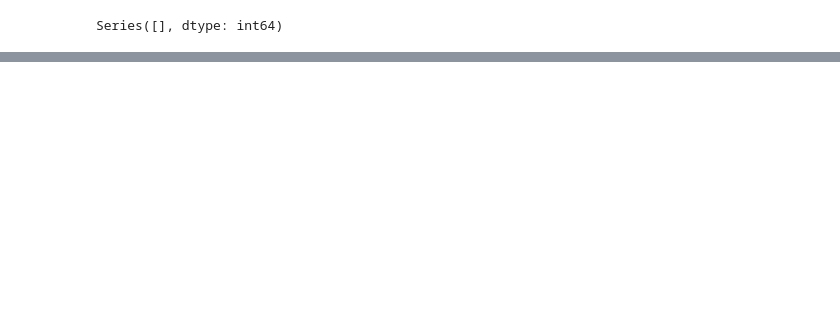
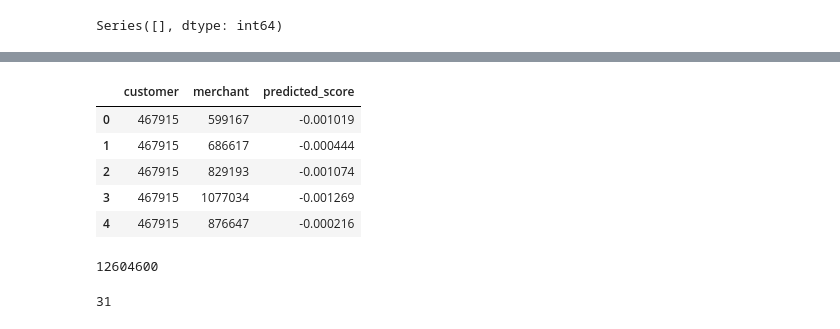
Before and after one commit to htuttttt/AMEX-AI-Hackathon, a Jupyter notebook: pipeline.ipynb, the cells around one changed output, grey strips where cells are left out. Cells and saved outputs as stored; diff of their text form; code cells hidden in the pictures; blank space fills up the shorter version.

```diff
--- a/pipeline.ipynb
+++ b/pipeline.ipynb
@@ -391,0 +757,7 @@ with open("scores.txt", "w+") as f:
+# %%
+# Add the pred_col to eval
+
+eval_imputed["predicted_score"] = (
+    X_eval["activation_recommended"] * X_eval["ind_recommended"] * 3.01
+    - X_eval["activation_not_recommended"] * X_eval["ind_not_recommended"]
+)
@@ -391,0 +917,30 @@ with open("scores.txt", "w+") as f:
+# %%
+# Extract the submission columns
+
+submission_columns = ["customer", "merchant", "predicted_score"]
+submission_df = eval_imputed[submission_columns].copy()
+# %%
+submission_df.head()
+# %% [output]
+|  | customer | merchant | predicted_score |
+| 0 | 467915 | 599167 | -0.001019 |
+| 1 | 467915 | 686617 | -0.000444 |
+| 2 | 467915 | 829193 | -0.001074 |
+| 3 | 467915 | 1077034 | -0.001269 |
+| 4 | 467915 | 876647 | -0.000216 |
+# %%
+submission_df.shape[0]
+# %% [output]
+12604600
+# %%
+"""Count the number of current submissions so far"""
+
+SUBMISSIONS_DIR = "submissions/"
+
+submissions = os.listdir(SUBMISSIONS_DIR)
+
+submissions_count = len(submissions)
+
+submissions_count
+# %% [output]
+31
```
Also changed, not shown: parts of 63 cells of this notebook, 3 other files.
